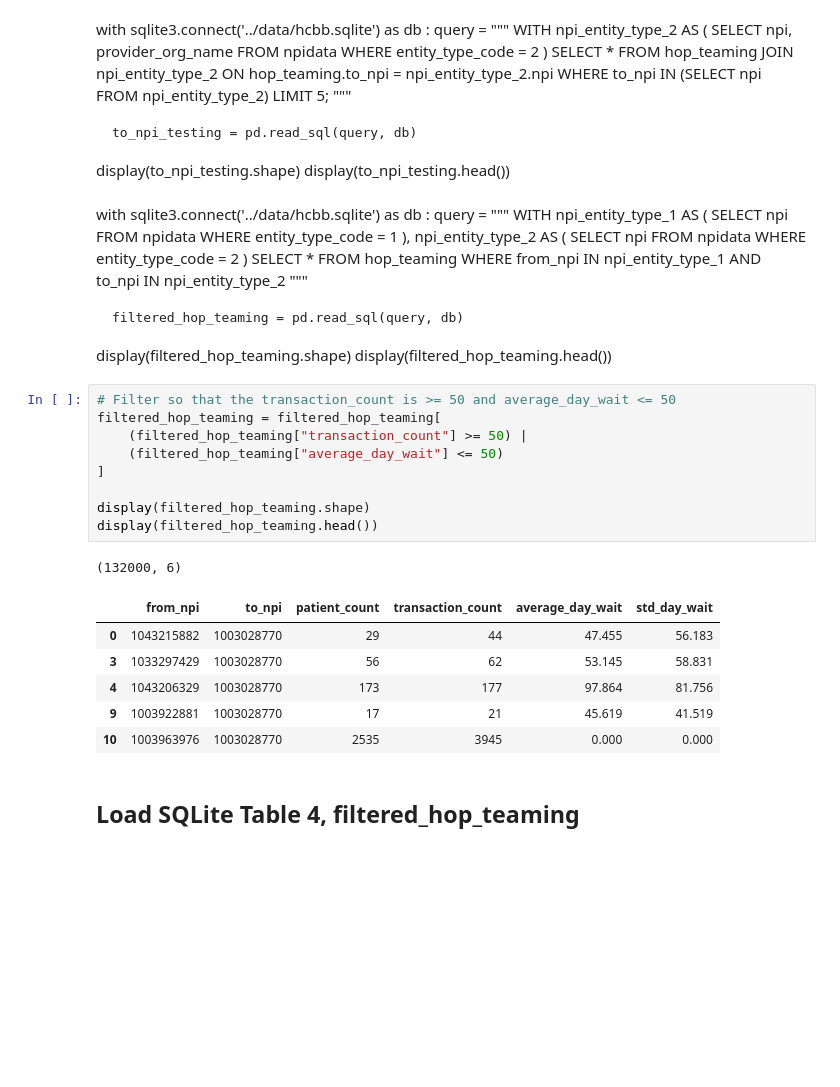
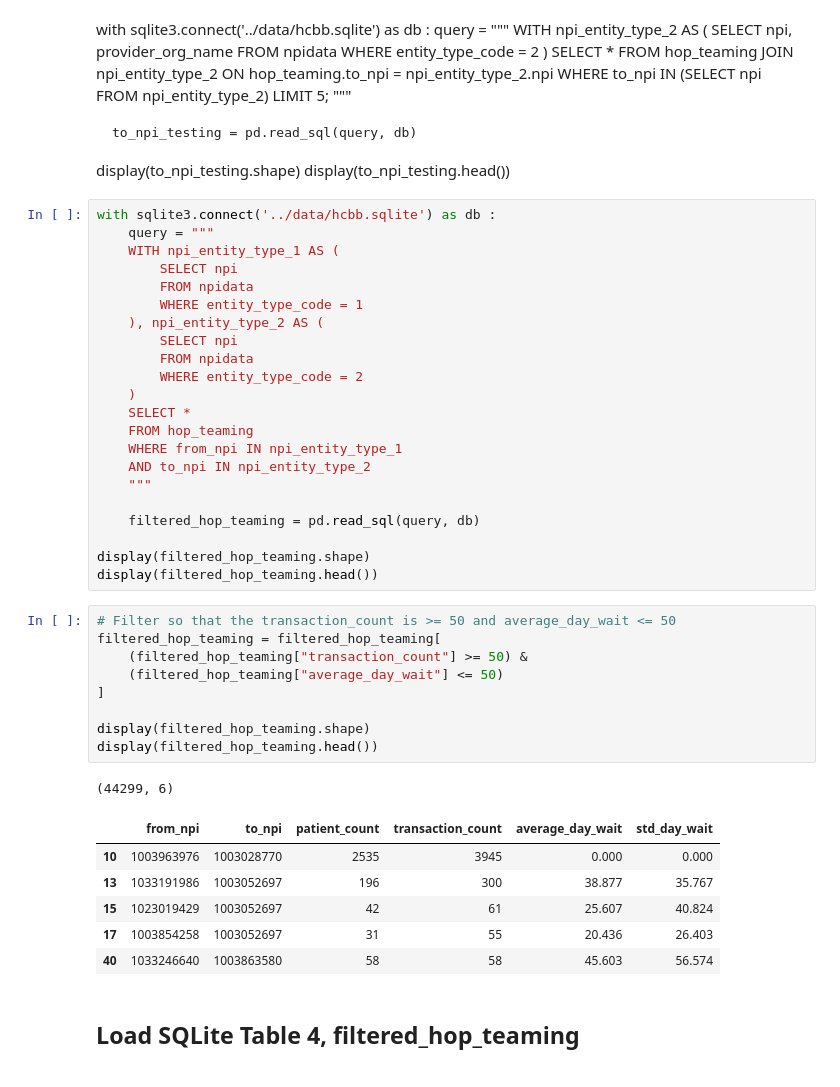
Before and after one commit to nss-data-science-cohort-4/hcbb_hop_team-3m, a Jupyter notebook: notebooks/hcbb_parker02_load_sqlite.ipynb, the cells around one changed output. Cells and saved outputs as stored; diff of their text form; blank space fills up the shorter version.

```diff
--- a/notebooks/hcbb_parker02_load_sqlite.ipynb
+++ b/notebooks/hcbb_parker02_load_sqlite.ipynb
@@ -184,45 +185,45 @@ with sqlite3.connect('../data/hcbb.sqlite') as db :
 
 display(to_npi_testing.shape)
 display(to_npi_testing.head())
-# %% [markdown]
-with sqlite3.connect('../data/hcbb.sqlite') as db :
-    query = """
-    WITH npi_entity_type_1 AS (
-        SELECT npi
-        FROM npidata
-        WHERE entity_type_code = 1
-    ), npi_entity_type_2 AS (
-        SELECT npi
-        FROM npidata
-        WHERE entity_type_code = 2
-    )
-    SELECT *
-    FROM hop_teaming
-    WHERE from_npi IN npi_entity_type_1
-    AND to_npi IN npi_entity_type_2
-    """
-
-    filtered_hop_teaming = pd.read_sql(query, db)
-
-display(filtered_hop_teaming.shape)
-display(filtered_hop_teaming.head())
+# %%
+with sqlite3.connect('../data/hcbb.sqlite') as db :
+    query = """
+    WITH npi_entity_type_1 AS (
+        SELECT npi
+        FROM npidata
+        WHERE entity_type_code = 1
+    ), npi_entity_type_2 AS (
+        SELECT npi
+        FROM npidata
+        WHERE entity_type_code = 2
+    )
+    SELECT *
+    FROM hop_teaming
+    WHERE from_npi IN npi_entity_type_1
+    AND to_npi IN npi_entity_type_2
+    """
+
+    filtered_hop_teaming = pd.read_sql(query, db)
+
+display(filtered_hop_teaming.shape)
+display(filtered_hop_teaming.head())
 # %%
 # Filter so that the transaction_count is >= 50 and average_day_wait <= 50
 filtered_hop_teaming = filtered_hop_teaming[
-    (filtered_hop_teaming["transaction_count"] >= 50) |
+    (filtered_hop_teaming["transaction_count"] >= 50) &
     (filtered_hop_teaming["average_day_wait"] <= 50)
 ]
 
 display(filtered_hop_teaming.shape)
 display(filtered_hop_teaming.head())
 # %% [output]
-(132000, 6)
+(44299, 6)
 |  | from_npi | to_npi | patient_count | transaction_count | average_day_wait | std_day_wait |
-| 0 | 1043215882 | 1003028770 | 29 | 44 | 47.455 | 56.183 |
-| 3 | 1033297429 | 1003028770 | 56 | 62 | 53.145 | 58.831 |
-| 4 | 1043206329 | 1003028770 | 173 | 177 | 97.864 | 81.756 |
-| 9 | 1003922881 | 1003028770 | 17 | 21 | 45.619 | 41.519 |
 | 10 | 1003963976 | 1003028770 | 2535 | 3945 | 0.000 | 0.000 |
+| 13 | 1033191986 | 1003052697 | 196 | 300 | 38.877 | 35.767 |
+| 15 | 1023019429 | 1003052697 | 42 | 61 | 25.607 | 40.824 |
+| 17 | 1003854258 | 1003052697 | 31 | 55 | 20.436 | 26.403 |
+| 40 | 1033246640 | 1003863580 | 58 | 58 | 45.603 | 56.574 |
 # %% [markdown]
 ## Load SQLite Table 4, filtered_hop_teaming
 
```
Also changed, not shown: parts of 5 cells of this notebook, 7 other files.
